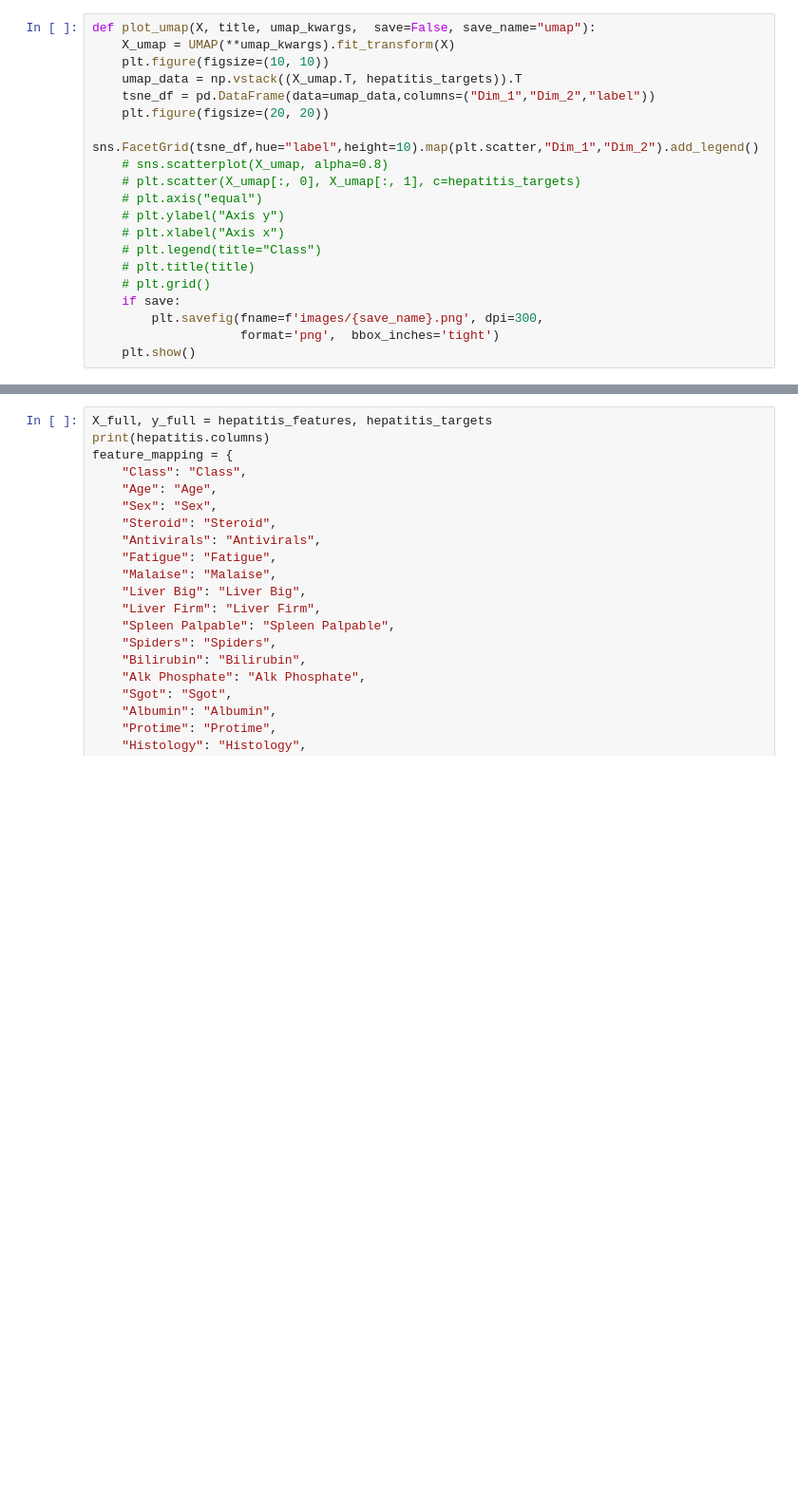
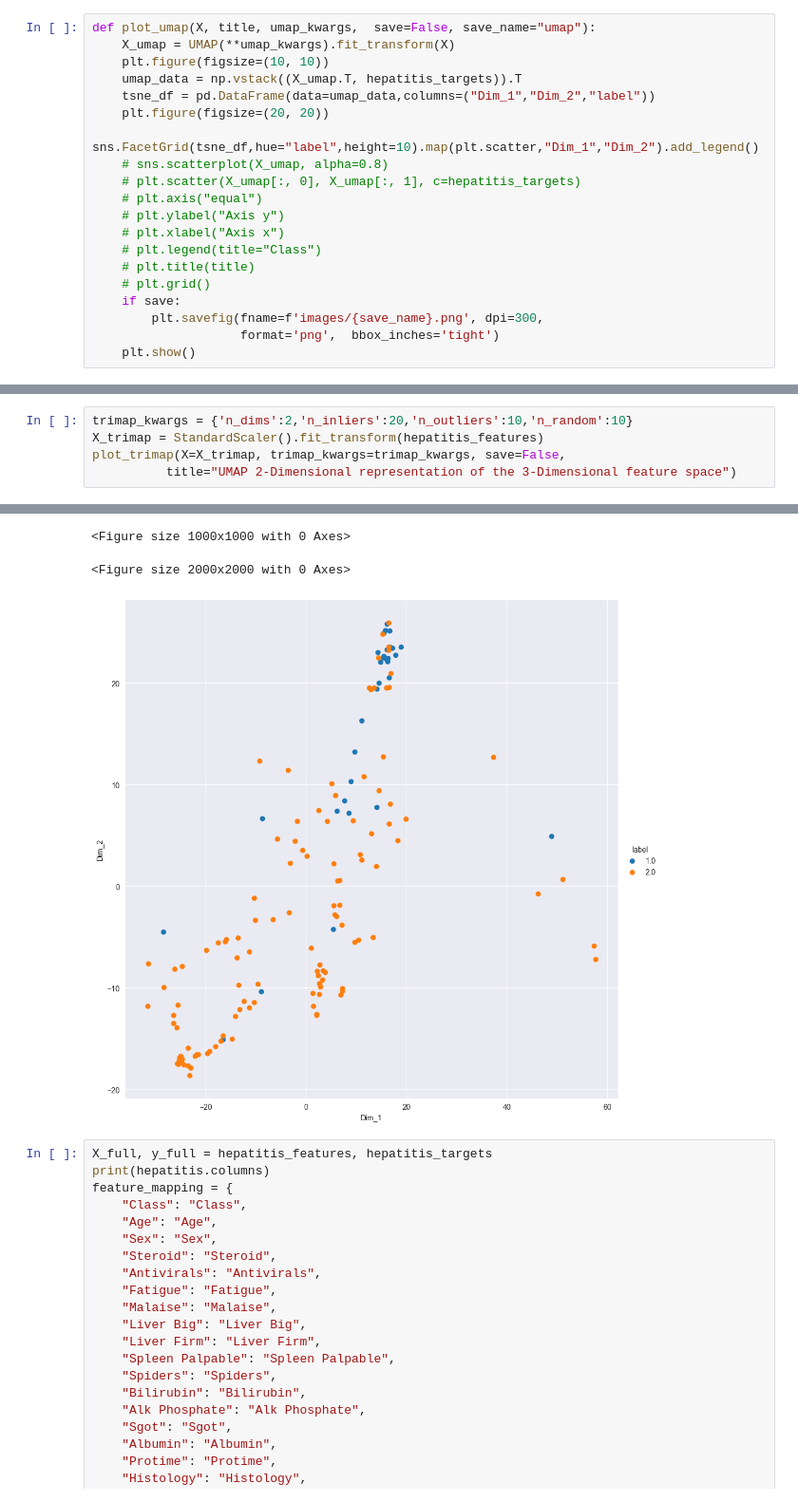
Before and after one commit to FuseII/intelligent_systems, a Jupyter notebook: lab_3_4/dimension_reduce/hepatitis.ipynb, the cells around one changed output, grey strips where cells are left out. Shown at 95% size. Saved outputs shown, nothing was run; the diff lists cells and outputs as text; blank space fills up the shorter version.

```diff
--- a/lab_3_4/dimension_reduce/hepatitis.ipynb
+++ b/lab_3_4/dimension_reduce/hepatitis.ipynb
@@ -505,0 +589,6 @@ plot_umap(X=X_umap, umap_kwargs=umap_kwargs, save=False,
+# %%
+trimap_kwargs = {'n_dims':2,'n_inliers':20,'n_outliers':10,'n_random':10}
+X_trimap = StandardScaler().fit_transform(hepatitis_features)
+plot_trimap(X=X_trimap, trimap_kwargs=trimap_kwargs, save=False,
+          title="UMAP 2-Dimensional representation of the 3-Dimensional feature space")
+# %% [output]
@@ -506,3 +614,6 @@ plot_umap(X=X_umap, umap_kwargs=umap_kwargs, save=False,
+<Figure size 1000x1000 with 0 Axes>
+<Figure size 2000x2000 with 0 Axes>
+[figure, added]
 # %%
 X_full, y_full = hepatitis_features, hepatitis_targets
 print(hepatitis.columns)
```
Also changed, not shown: parts of 31 cells of this notebook, 1 other file.
